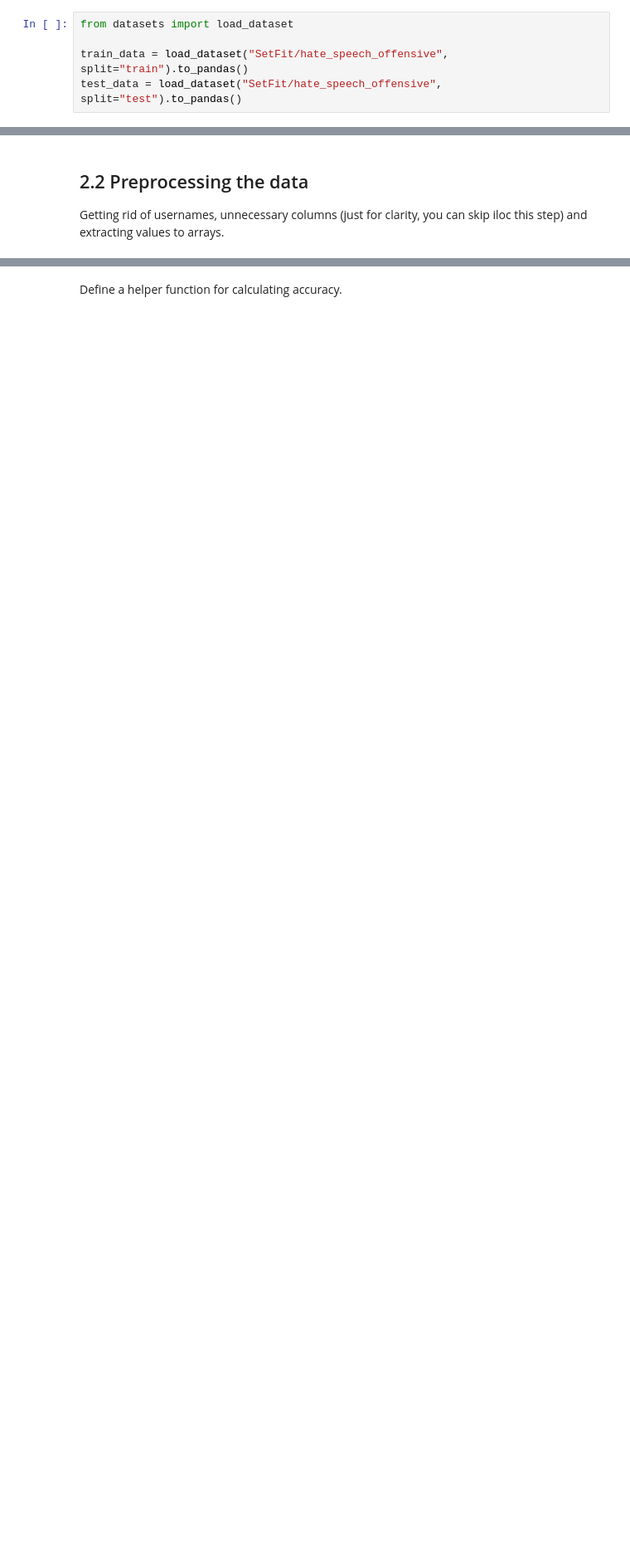
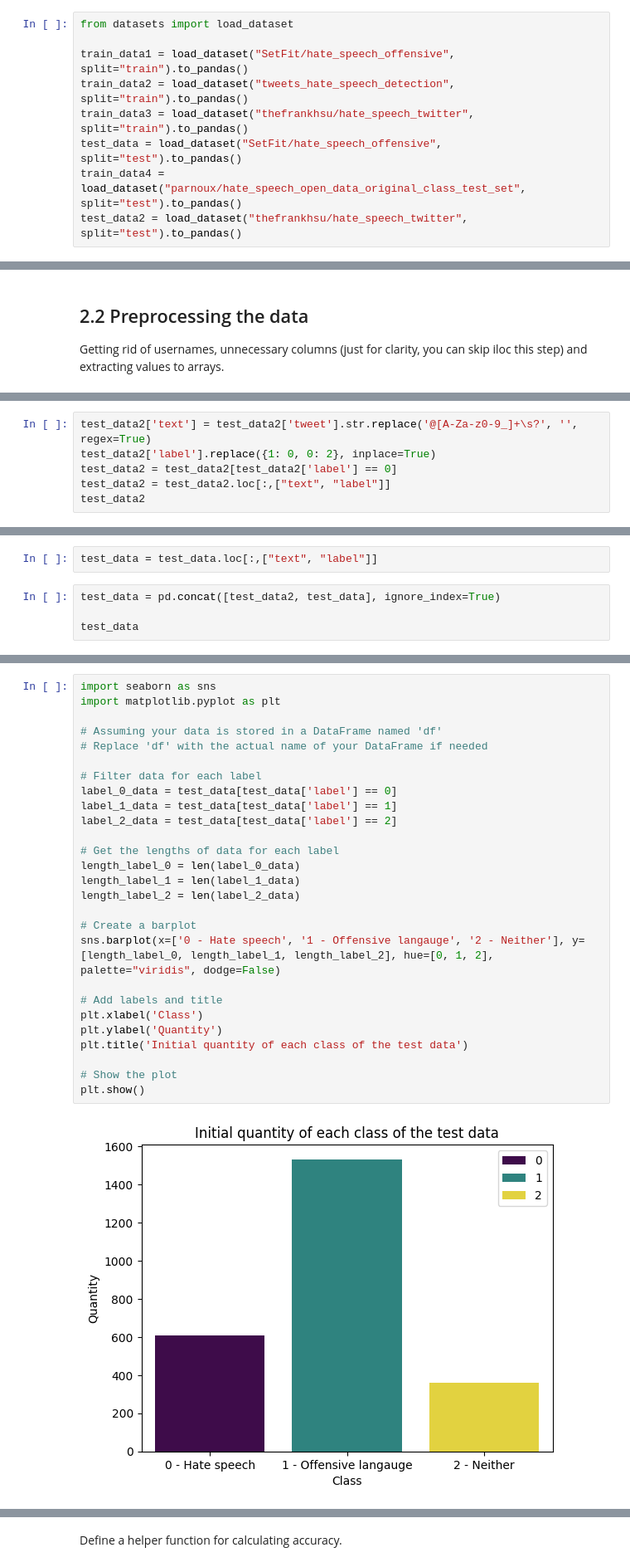
Before and after one commit to MartynaKopyta/BERT_FINE-TUNING, a Jupyter notebook: BERT_hate_offensive_speech.ipynb, the cells around one changed output, grey strips where cells are left out. Shown: that part at 83% size. Cells and saved outputs as stored; diff of their text form; blank space fills up the shorter version.

```diff
--- a/BERT_hate_offensive_speech.ipynb
+++ b/BERT_hate_offensive_speech.ipynb
@@ -81,8 +84,12 @@ This dataset uploaded to Hugging Face https://huggingface.co/datasets/SetFit/hat
 # %%
 from datasets import load_dataset
 
-train_data = load_dataset("SetFit/hate_speech_offensive", split="train").to_pandas()
+train_data1 = load_dataset("SetFit/hate_speech_offensive", split="train").to_pandas()
+train_data2 = load_dataset("tweets_hate_speech_detection", split="train").to_pandas()
+train_data3 = load_dataset("thefrankhsu/hate_speech_twitter", split="train").to_pandas()
 test_data = load_dataset("SetFit/hate_speech_offensive", split="test").to_pandas()
+train_data4 = load_dataset("parnoux/hate_speech_open_data_original_class_test_set", split="test").to_pandas()
+test_data2 = load_dataset("thefrankhsu/hate_speech_twitter", split="test").to_pandas()
 # %% [output]
 The secret `HF_TOKEN` does not exist in your Colab secrets.
 To authenticate with the Hugging Face Hub, create a token in your settings tab (https://huggingface.co/settings/tokens), set it as secret in your Google Colab and restart your session.
@@ -111,0 +164,6 @@ Getting rid of usernames, unnecessary columns (just for clarity, you can skip il
+# %%
+test_data2['text'] = test_data2['tweet'].str.replace('@[A-Za-z0-9_]+\s?', '', regex=True)
+test_data2['label'].replace({1: 0, 0: 2}, inplace=True)
+test_data2 = test_data2[test_data2['label'] == 0]
+test_data2 = test_data2.loc[:,["text", "label"]]
+test_data2
@@ -111,0 +184,6 @@ Getting rid of usernames, unnecessary columns (just for clarity, you can skip il
+# %%
+test_data = test_data.loc[:,["text", "label"]]
+# %%
+test_data = pd.concat([test_data2, test_data], ignore_index=True)
+
+test_data
@@ -112 +204,30 @@ Getting rid of usernames, unnecessary columns (just for clarity, you can skip il
+# %%
+import seaborn as sns
+import matplotlib.pyplot as plt
+
+# Assuming your data is stored in a DataFrame named 'df'
+# Replace 'df' with the actual name of your DataFrame if needed
+
+# Filter data for each label
+label_0_data = test_data[test_data['label'] == 0]
+label_1_data = test_data[test_data['label'] == 1]
+label_2_data = test_data[test_data['label'] == 2]
+
+# Get the lengths of data for each label
+length_label_0 = len(label_0_data)
+length_label_1 = len(label_1_data)
+length_label_2 = len(label_2_data)
+
+# Create a barplot
+sns.barplot(x=['0 - Hate speech', '1 - Offensive langauge', '2 - Neither'], y=[length_label_0, length_label_1, length_label_2], hue=[0, 1, 2], palette="viridis", dodge=False)
+
+# Add labels and title
+plt.xlabel('Class')
+plt.ylabel('Quantity')
+plt.title('Initial quantity of each class of the test data')
+
+# Show the plot
+plt.show()
+# %% [output]
+[figure, added]
 # %%
```
Also changed, not shown: parts of 50 cells of this notebook.
